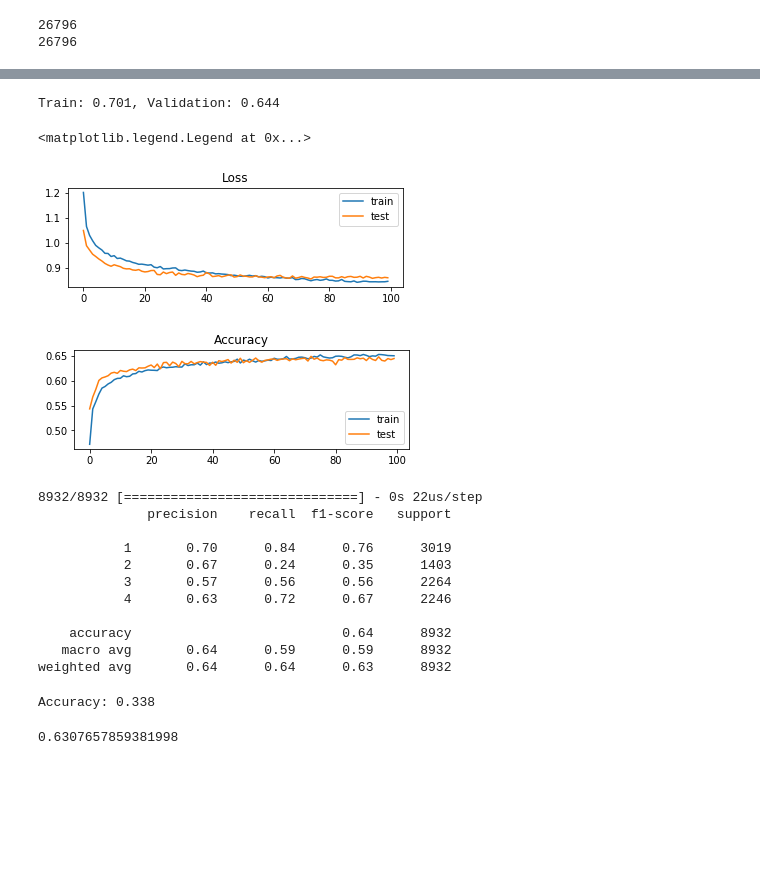
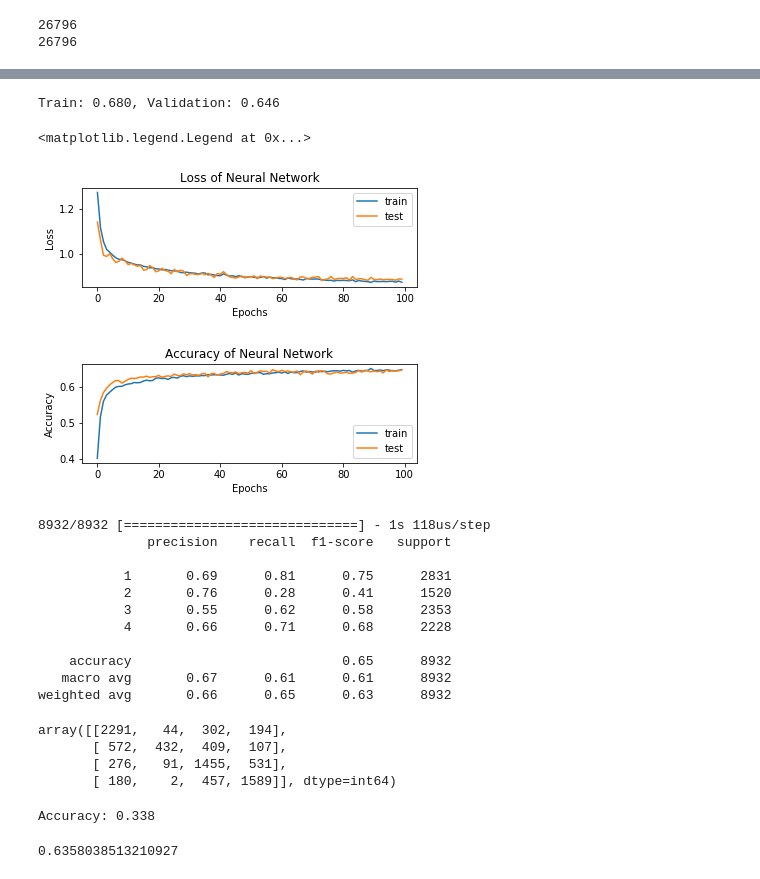
Before and after one commit to willianck/Predicting-Food-Insecurity, a Jupyter notebook: NN.ipynb, the cells around one changed output, grey strips where cells are left out. Saved outputs shown, nothing was run; the diff lists cells and outputs as text; code cells hidden in the pictures; blank space fills up the shorter version.

Commit message:
modelling

```diff
--- a/NN.ipynb
+++ b/NN.ipynb
@@ -71,5 +57,5 @@ data.shape
 # %%
-X = data.drop(['Food_InsecurityLevel'],axis=1)
+X = data.drop(['Food_InsecurityLevel','YEAR','currency_conversion_factor'],axis=1)
 y = data['Food_InsecurityLevel']
 print(y)
 
@@ -95,10 +81,16 @@ from sklearn.preprocessing import MinMaxScaler
 scaler = MinMaxScaler()
 X_new = scaler.fit_transform(X)
 
-fs_ = SelectKBest(score_func=mutual_info_classif, k=70)
-fs_.fit(X_new, y)
-mi_support = fs_.get_support()
-X_new1 = fs_.transform(X_new)
+# from sklearn.feature_selection import SelectFromModel
+# from sklearn.decomposition import KernelPCA
+# transformer = SelectFromModel(estimator=RandomForestRegressor()).fit(X_new, y)
+# X_new = transformer.transform(X_new)
+# X_new.shape
+
+# fs_ = SelectKBest(score_func=mutual_info_classif, k=70)
+# fs_.fit(X_new, y)
+# mi_support = fs_.get_support()
+# X_new1 = fs_.transform(X_new)
 
 # clf = ExtraTreesClassifier(n_estimators=60)
 # clf = clf.fit(X, y)
@@ -115,7 +107,7 @@ X_new1 = fs_.transform(X_new)
 # from keras.utils import to_categorical
 # y = to_categorical(y)
 # y = y[:,[1,2,3,4]]
-print(X_new1.shape)
+print(X_new.shape)
 y.shape
 # %% [output]
 0        3
@@ -135,5 +127,5 @@ Name: Food_InsecurityLevel, Length: 35728, dtype: int32
 # %%
-X_train, X_test_val, y_train, y_test_val = train_test_split(X_new1, y, test_size=0.25, random_state=0)
+X_train, X_test_val, y_train, y_test_val = train_test_split(X_new, y, test_size=0.25, random_state=0)
 # X_val, X_test, y_val, y_test = train_test_split(X_test_val, y_test_val, test_size=0.25, random_state=0)
 # %%
 print(len(X_train))
@@ -153,7 +145,7 @@ from keras.layers import Dense
 from keras.layers import Dropout
 from keras.models import Model
 
-input_layer = Input(shape=(70,))
+input_layer = Input(shape=(95,))
 hidden_layer1 = Dense(256, activation='relu')(input_layer)
 dropout_1 = Dropout(0.6)(hidden_layer1)
 hidden_layer2 = Dense(256, activation='relu')(dropout_1)
@@ -163,7 +155,7 @@ dropout_3 = Dropout(0.6)(hidden_layer3)
 hidden_layer4 = Dense(128, activation='relu')(dropout_3)
 dropout_4 = Dropout(0.6)(hidden_layer4)
 hidden_layer5 = Dense(128, activation='relu')(dropout_4)
-output = Dense(5, activation='softmax')(dropout_3)
+output = Dense(5, activation='softmax')(hidden_layer5)
 model = Model(inputs = input_layer, outputs = output)
 
 
@@ -197,6 +189,6 @@ Trainable params: 117,509
 Non-trainable params: 0
 _________________________________________________________________
 # %%
-model.compile(optimizer='Adam', loss='sparse_categorical_crossentropy', metrics=['accuracy'])
+model.compile(optimizer='adam', loss='sparse_categorical_crossentropy', metrics=['accuracy'])
 history = model.fit(X_train, y_train, validation_data = (X_test_val, y_test_val), epochs=100)
 # %% [output]
@@ -220,32 +229,37 @@ Epoch 100/100
 # %%
+from sklearn.model_selection import GridSearchCV
+from keras.wrappers.scikit_learn import KerasClassifier
 # model.predict(X_test_val)
 # model.evaluate(X_test_val, y_test_val)
-
 
 # evaluate the model
 _, train_acc = model.evaluate(X_train, y_train, verbose=0)
 _, test_acc = model.evaluate(X_test_val, y_test_val, verbose=0)
 print('Train: %.3f, Validation: %.3f' % (train_acc, test_acc))
 # plot loss during training
 plt.subplot(211)
-plt.title('Loss')
+plt.title('Loss of Neural Network')
 plt.plot(history.history['loss'], label='train')
 plt.plot(history.history['val_loss'], label='test')
+plt.xlabel("Epochs")
+plt.ylabel("Loss")
 plt.legend()
 # %% [output]
-Train: 0.701, Validation: 0.644
+Train: 0.680, Validation: 0.646
 <matplotlib.legend.Legend at 0x...>
-[figure, old version]
+[figure, new version]
 # %%
 # plot accuracy during training
 plt.subplot(212)
-plt.title('Accuracy')
+plt.title('Accuracy of Neural Network')
 plt.plot(history.history['accuracy'], label='train')
 plt.plot(history.history['val_accuracy'], label='test')
+plt.xlabel("Epochs")
+plt.ylabel("Accuracy")
 plt.legend()
 plt.show()
 # %% [output]
-[figure, old version]
+[figure, new version]
 # %%
 from sklearn.metrics import classification_report
 
@@ -253,18 +267,24 @@ y_pred = model.predict(X_test_val, batch_size=64, verbose=1)
 y_pred_bool = np.argmax(y_pred, axis=1)
 
 print(classification_report(y_test_val, y_pred_bool))
+from sklearn.metrics import confusion_matrix
+confusion_matrix(y_test_val, y_pred_bool)
 # %% [output]
-8932/8932 [==============================] - 0s 22us/step
+8932/8932 [==============================] - 1s 118us/step
               precision    recall  f1-score   support
 
-           1       0.70      0.84      0.76      3019
-           2       0.67      0.24      0.35      1403
-           3       0.57      0.56      0.56      2264
-           4       0.63      0.72      0.67      2246
+           1       0.69      0.81      0.75      2831
+           2       0.76      0.28      0.41      1520
+           3       0.55      0.62      0.58      2353
+           4       0.66      0.71      0.68      2228
 
-    accuracy                           0.64      8932
-   macro avg       0.64      0.59      0.59      8932
-weighted avg       0.64      0.64      0.63      8932
+    accuracy                           0.65      8932
+   macro avg       0.67      0.61      0.61      8932
+weighted avg       0.66      0.65      0.63      8932
+array([[2291,   44,  302,  194],
+       [ 572,  432,  409,  107],
+       [ 276,   91, 1455,  531],
+       [ 180,    2,  457, 1589]], dtype=int64)
 # %%
 from sklearn.dummy import DummyClassifier
 from sklearn.metrics import accuracy_score
@@ -279,12 +299,13 @@ print('Accuracy: %.3f' % accuracy)
 # %% [output]
 Accuracy: 0.338
 # %%
+from sklearn.multiclass import OneVsRestClassifier
 from sklearn.neural_network import MLPClassifier
-classifier = MLPClassifier(hidden_layer_sizes=100, learning_rate='adaptive').fit(X_train, y_train)
+classifier = MLPClassifier(hidden_layer_sizes = 100).fit(X_train, y_train)
 score = classifier.score(X_test_val, y_test_val)
 score
 # %% [output]
-0.6307657859381998
+0.6358038513210927
 # %%
 y_pred = classifier.predict(X_test_val)
 
```
Also changed, not shown: parts of 10 cells of this notebook.
